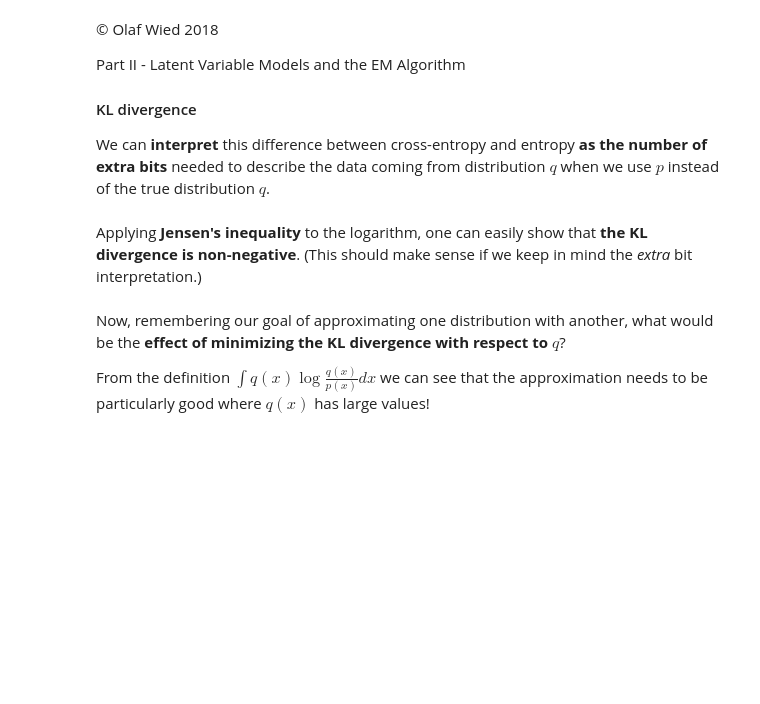
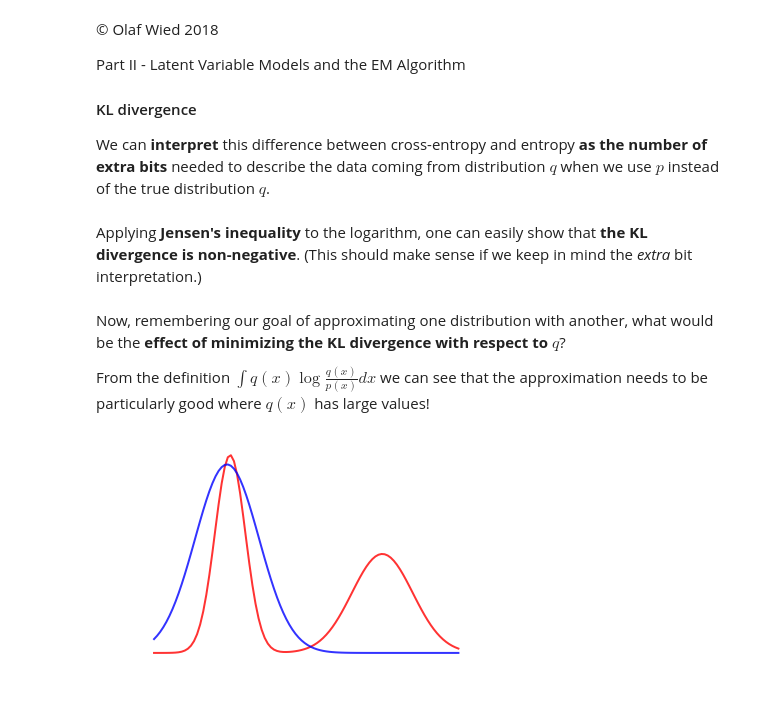
Before and after one commit to olafwied/AdvBayes-Course, a Jupyter notebook: Advanced Bayes - Course Materials.ipynb, the cells around one changed output. Saved outputs shown, nothing was run; the diff lists cells and outputs as text; code cells hidden in the pictures; blank space fills up the shorter version.

```diff
--- a/Advanced Bayes - Course Materials.ipynb
+++ b/Advanced Bayes - Course Materials.ipynb
@@ -497,3 +496,25 @@ Applying **Jensen's inequality** to the logarithm, one can easily show that **th
 Now, remembering our goal of approximating one distribution with another, what would be the **effect of minimizing the KL divergence with respect to $q$**?
 
 From the definition $\int{q(x)\log\frac{q(x)}{p(x)} dx}$ we can see that the approximation needs to be particularly good where $q(x)$ has large values!
+# %%
+import matplotlib.pyplot as plt
+import numpy as np
+from scipy.stats import norm
+
+fig, ax = plt.subplots(1, 1)
+
+x1 = np.linspace(-10,10,100)
+x2 = np.linspace(-10,10,100)
+x3 = np.linspace(-10,10,100)
+y1 = norm.pdf(x1, loc=5, scale=2)
+y2 = norm.pdf(x2, loc=-5, scale=1)
+y3 = norm.pdf(x3, loc=-5.2, scale=2.1)
+
+ax.plot(x1, 0.5*y1+0.5*y2, 'r-', lw=2,alpha=0.8)
+ax.plot(x3,y3, 'b-', lw=2,alpha=0.8)
+#ax.set_xlabel(r"$P(X=1) = \theta$")
+#ax.set_title("Entropy of Bernoulli Variable")
+plt.axis('off')
+plt.show()
+# %% [output]
+[figure, added]
```
Also changed, not shown: parts of 36 cells of this notebook.
